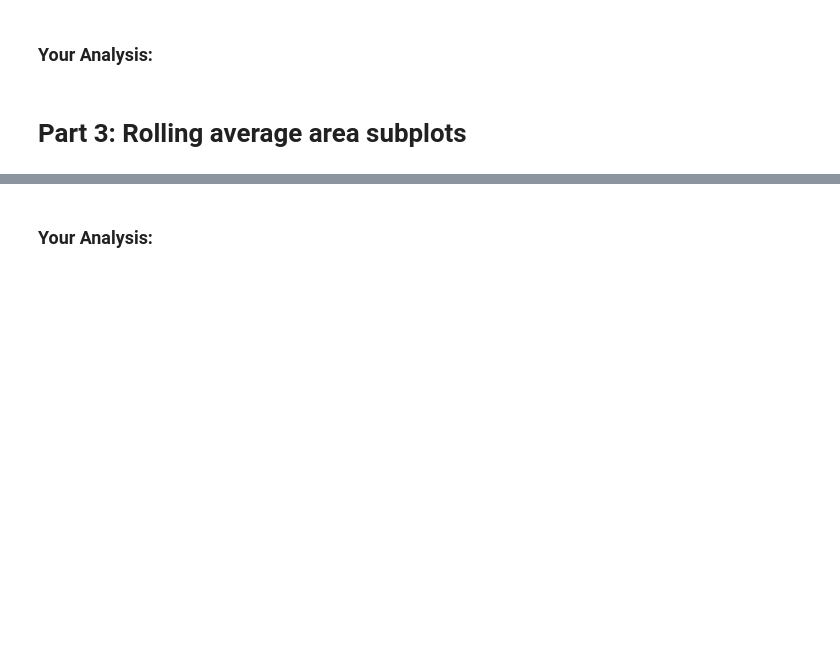
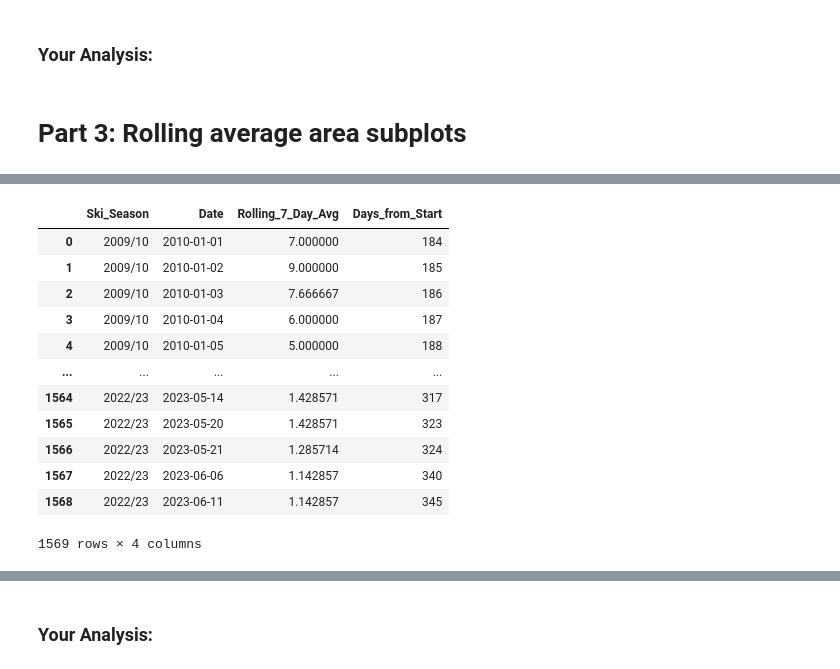
Before and after one commit to logancorrea/Data-Visualization, a Jupyter notebook: Homework/HW02/HW2_Correa.ipynb, the cells around one changed output, grey strips where cells are left out. Drawn from its saved outputs; the diff is of its cells as text; code cells hidden in the pictures; blank space fills up the shorter version.

```diff
--- a/Homework/HW02/HW2_Correa.ipynb
+++ b/Homework/HW02/HW2_Correa.ipynb
@@ -165,0 +164,12 @@ Here's how your result should look:
+# %%
+# Set the start and end dates for each ski season
+avy_df['Ski_Season'] = avy_df['Date'].apply(lambda x: f"{x.year}/{str(x.year + 1)[-2:]}" if x.month >= 7 else f"{x.year - 1}/{str(x.year)[-2:]}")
+
+# Group by ski season and calculate the number of avalanches per day
+avy_per_day = avy_df.groupby(['Ski_Season', 'Date']).size().reset_index(name='Avalanche_Count')
+
+# Calculate the rolling 7-day average of avalanche count per ski season
+avy_per_day['Rolling_7_Day_Avg'] = avy_per_day.groupby('Ski_Season')['Avalanche_Count'].transform(lambda x: x.rolling(7, min_periods=1).mean())
+avy_per_day = avy_per_day.drop(columns=['Avalanche_Count'])
+
+display(avy_per_day)
@@ -165,0 +190,64 @@ Here's how your result should look:
+# %%
+import matplotlib.pyplot as plt
+import matplotlib.dates as mdates
+from datetime import datetime
+
+# Convert 'Date' column to datetime
+avy_per_day['Date'] = pd.to_datetime(avy_per_day['Date'])
+
+# Calculate 'Days_from_Start' for each ski season starting from July 1
+avy_per_day['Days_from_Start'] = avy_per_day.apply(
+    lambda row: (row['Date'] - datetime(row['Date'].year if row['Date'].month >= 7 else row['Date'].year - 1, 7, 1)).days,
+    axis=1
+)
+
+display(avy_per_day)
+
+# Create the figure and axis for plotting
+fig, ax = plt.subplots(figsize=(6, 8))
+
+# Set colormap for varying shades
+cmap = plt.cm.Blues
+
+# Sort seasons to ensure plotting order
+seasons_sorted = sorted(avy_per_day['Ski_Season'].unique(), reverse=True)
+
+# Plot each ski season as a separate area chart
+for i, season in enumerate(seasons_sorted):
+    season_data = avy_per_day[avy_per_day['Ski_Season'] == season]
+    # Normalize the y position
+    y_offset = i * 10  # Vertical offset for each season
+
+    # Use .fill_between() to create an area chart with some transparency
+    ax.fill_between(
+        season_data['Days_from_Start'],  # Using 'Days_from_Start'
+        season_data['Rolling_7_Day_Avg'] + y_offset,
+        y_offset,
+        color=cmap(1-(0.4 * (i / len(seasons_sorted)))),  # Adjust color gradient based on the index
+        alpha=0.6,
+        label=season
+    )
+
+# Formatting x-axis as months from July to June
+ax.set_xlim(0, 365)
+ax.xaxis.set_major_locator(mdates.MonthLocator())
+ax.xaxis.set_major_formatter(mdates.DateFormatter('%b'))
+ax.set_yticks([i * 10 for i in range(len(seasons_sorted))])
+ax.set_yticklabels(seasons_sorted)
+plt.title('7-day Rolling Average of Avalanches by Season')
+plt.tight_layout()
+plt.show()
+# %% [output]
+|  | Ski_Season | Date | Rolling_7_Day_Avg | Days_from_Start |
+| 0 | 2009/10 | 2010-01-01 | 7.000000 | 184 |
+| 1 | 2009/10 | 2010-01-02 | 9.000000 | 185 |
+| 2 | 2009/10 | 2010-01-03 | 7.666667 | 186 |
+| 3 | 2009/10 | 2010-01-04 | 6.000000 | 187 |
+| 4 | 2009/10 | 2010-01-05 | 5.000000 | 188 |
+| ... | ... | ... | ... | ... |
+| 1564 | 2022/23 | 2023-05-14 | 1.428571 | 317 |
+| 1565 | 2022/23 | 2023-05-20 | 1.428571 | 323 |
+| 1566 | 2022/23 | 2023-05-21 | 1.285714 | 324 |
+| 1567 | 2022/23 | 2023-06-06 | 1.142857 | 340 |
+| 1568 | 2022/23 | 2023-06-11 | 1.142857 | 345 |
+1569 rows × 4 columns
```
Also changed, not shown: parts of 3 cells of this notebook.
